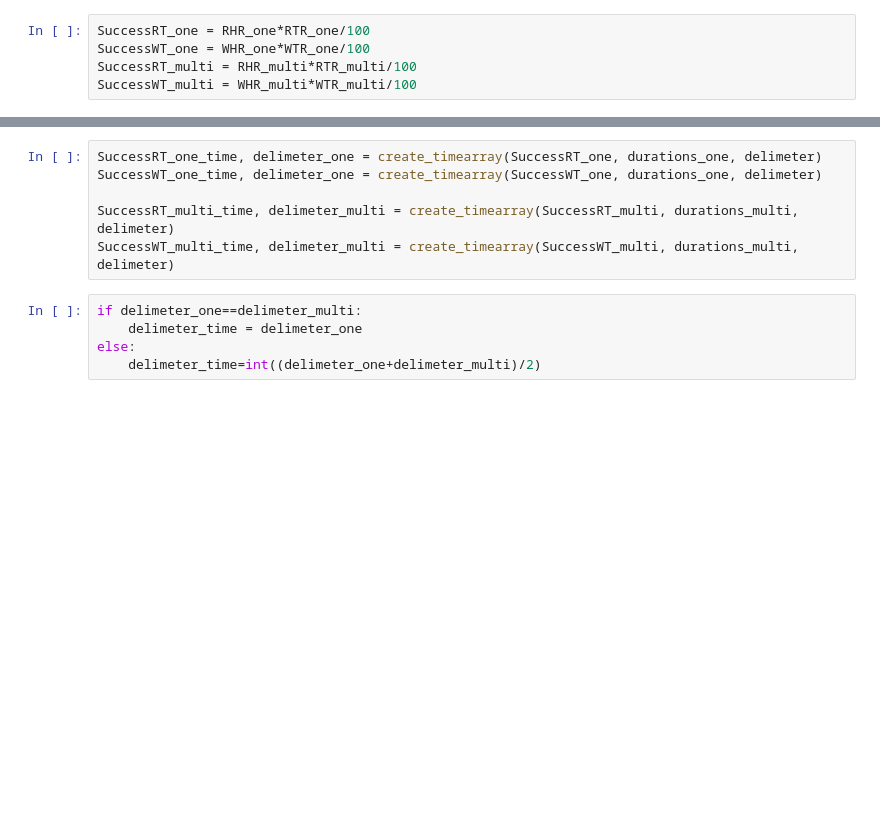
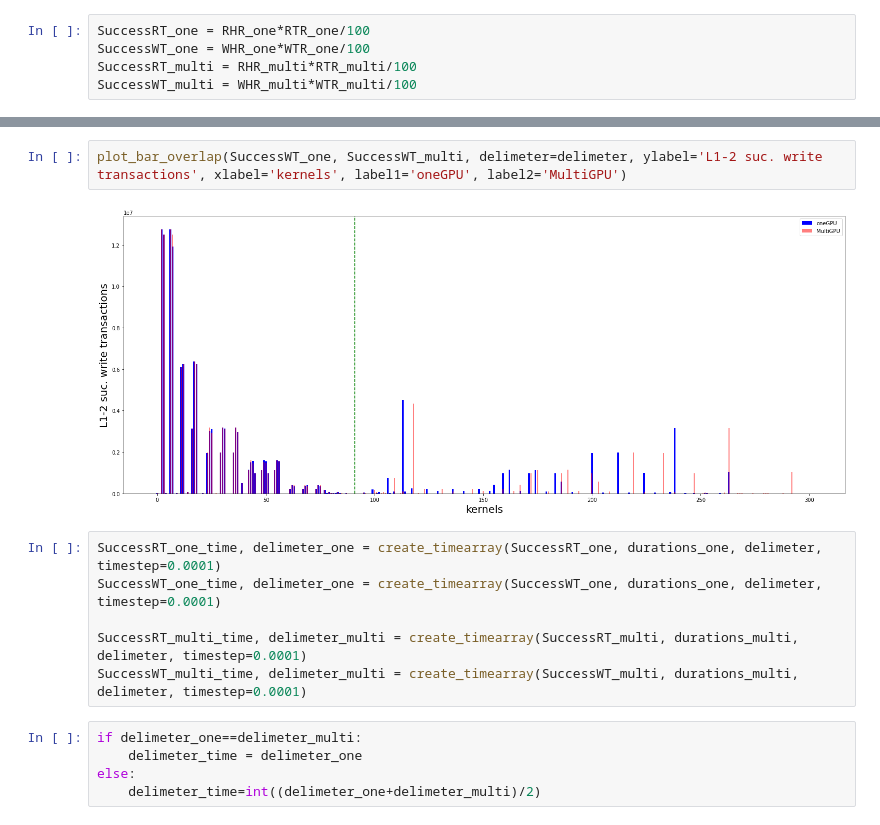
Before and after one commit to Yassawe/cacheThrashingVisualization, a Jupyter notebook: hr.ipynb, the cells around one changed output, grey strips where cells are left out. Cells and saved outputs as stored; diff of their text form; blank space fills up the shorter version.

```diff
--- a/hr.ipynb
+++ b/hr.ipynb
@@ -54,9 +58,13 @@ SuccessWT_multi = WHR_multi*WTR_multi/100
+# %%
+plot_bar_overlap(SuccessWT_one, SuccessWT_multi, delimeter=delimeter, ylabel='L1-2 suc. write transactions', xlabel='kernels', label1='oneGPU', label2='MultiGPU')
+# %% [output]
+[figure, added]
 # %%
-SuccessRT_one_time, delimeter_one = create_timearray(SuccessRT_one, durations_one, delimeter)
-SuccessWT_one_time, delimeter_one = create_timearray(SuccessWT_one, durations_one, delimeter)
+SuccessRT_one_time, delimeter_one = create_timearray(SuccessRT_one, durations_one, delimeter, timestep=0.0001)
+SuccessWT_one_time, delimeter_one = create_timearray(SuccessWT_one, durations_one, delimeter, timestep=0.0001)
 
-SuccessRT_multi_time, delimeter_multi = create_timearray(SuccessRT_multi, durations_multi, delimeter)
-SuccessWT_multi_time, delimeter_multi = create_timearray(SuccessWT_multi, durations_multi, delimeter)
+SuccessRT_multi_time, delimeter_multi = create_timearray(SuccessRT_multi, durations_multi, delimeter, timestep=0.0001)
+SuccessWT_multi_time, delimeter_multi = create_timearray(SuccessWT_multi, durations_multi, delimeter, timestep=0.0001)
 # %%
 if delimeter_one==delimeter_multi:
     delimeter_time = delimeter_one
```
Also changed, not shown: parts of 23 cells of this notebook, 33 other files.
